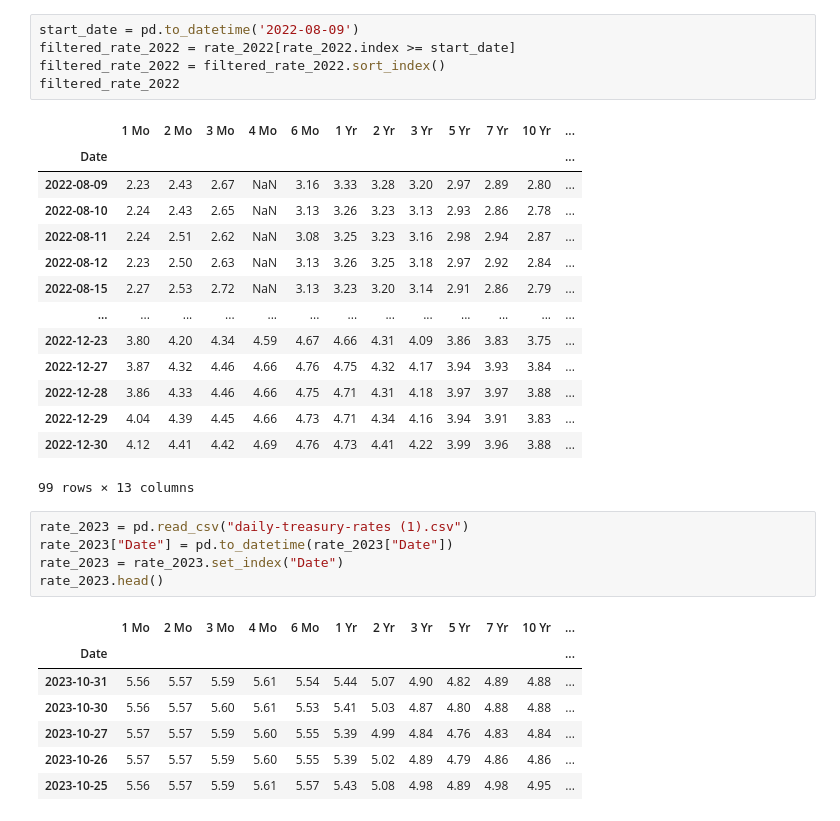
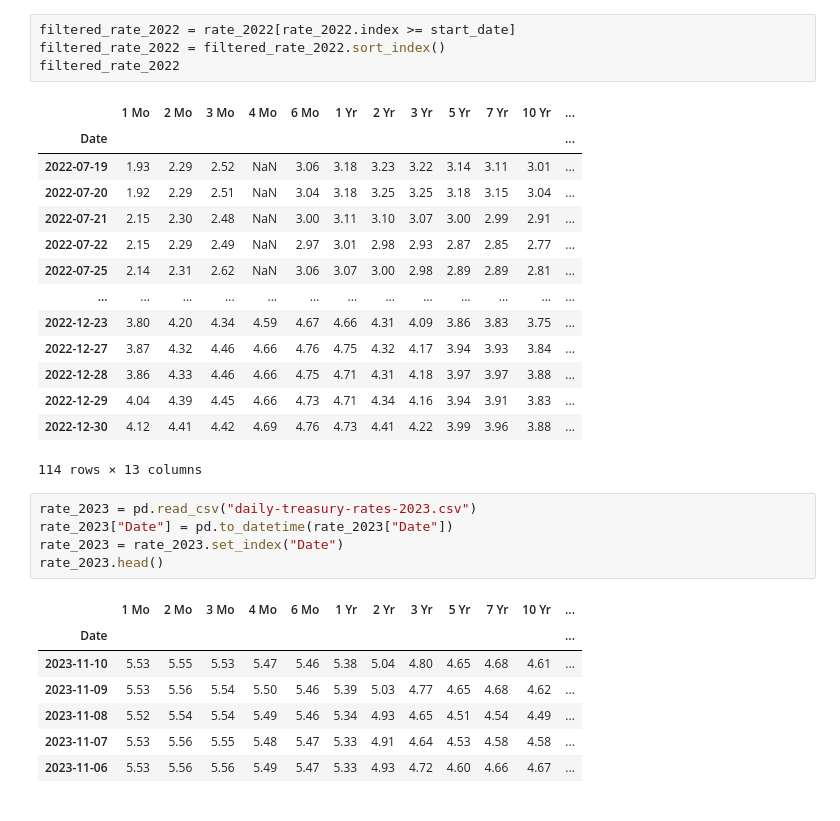
Before and after one commit to RahulG1309/MH4518, a Jupyter notebook: data/data_processing.ipynb, the cells around one changed output. Saved outputs shown, nothing was run; the diff lists cells and outputs as text.

```diff
--- a/data/data_processing.ipynb
+++ b/data/data_processing.ipynb
@@ -63,36 +100,35 @@ rate_2022.head()
 | 2022-12-27 | 3.87 | 4.32 | 4.46 | 4.66 | 4.76 | 4.75 | 4.32 | 4.17 | 3.94 | 3.93 | 3.84 | ... |
 | 2022-12-23 | 3.80 | 4.20 | 4.34 | 4.59 | 4.67 | 4.66 | 4.31 | 4.09 | 3.86 | 3.83 | 3.75 | ... |
 # %%
-start_date = pd.to_datetime('2022-08-09')
 filtered_rate_2022 = rate_2022[rate_2022.index >= start_date]
 filtered_rate_2022 = filtered_rate_2022.sort_index()
 filtered_rate_2022
 # %% [output]
 |  | 1 Mo | 2 Mo | 3 Mo | 4 Mo | 6 Mo | 1 Yr | 2 Yr | 3 Yr | 5 Yr | 7 Yr | 10 Yr | ... |
 | Date |  |  |  |  |  |  |  |  |  |  |  | ... |
-| 2022-08-09 | 2.23 | 2.43 | 2.67 | NaN | 3.16 | 3.33 | 3.28 | 3.20 | 2.97 | 2.89 | 2.80 | ... |
-| 2022-08-10 | 2.24 | 2.43 | 2.65 | NaN | 3.13 | 3.26 | 3.23 | 3.13 | 2.93 | 2.86 | 2.78 | ... |
-| 2022-08-11 | 2.24 | 2.51 | 2.62 | NaN | 3.08 | 3.25 | 3.23 | 3.16 | 2.98 | 2.94 | 2.87 | ... |
-| 2022-08-12 | 2.23 | 2.50 | 2.63 | NaN | 3.13 | 3.26 | 3.25 | 3.18 | 2.97 | 2.92 | 2.84 | ... |
-| 2022-08-15 | 2.27 | 2.53 | 2.72 | NaN | 3.13 | 3.23 | 3.20 | 3.14 | 2.91 | 2.86 | 2.79 | ... |
+| 2022-07-19 | 1.93 | 2.29 | 2.52 | NaN | 3.06 | 3.18 | 3.23 | 3.22 | 3.14 | 3.11 | 3.01 | ... |
+| 2022-07-20 | 1.92 | 2.29 | 2.51 | NaN | 3.04 | 3.18 | 3.25 | 3.25 | 3.18 | 3.15 | 3.04 | ... |
+| 2022-07-21 | 2.15 | 2.30 | 2.48 | NaN | 3.00 | 3.11 | 3.10 | 3.07 | 3.00 | 2.99 | 2.91 | ... |
+| 2022-07-22 | 2.15 | 2.29 | 2.49 | NaN | 2.97 | 3.01 | 2.98 | 2.93 | 2.87 | 2.85 | 2.77 | ... |
+| 2022-07-25 | 2.14 | 2.31 | 2.62 | NaN | 3.06 | 3.07 | 3.00 | 2.98 | 2.89 | 2.89 | 2.81 | ... |
 | ... | ... | ... | ... | ... | ... | ... | ... | ... | ... | ... | ... | ... |
 | 2022-12-23 | 3.80 | 4.20 | 4.34 | 4.59 | 4.67 | 4.66 | 4.31 | 4.09 | 3.86 | 3.83 | 3.75 | ... |
 | 2022-12-27 | 3.87 | 4.32 | 4.46 | 4.66 | 4.76 | 4.75 | 4.32 | 4.17 | 3.94 | 3.93 | 3.84 | ... |
 | 2022-12-28 | 3.86 | 4.33 | 4.46 | 4.66 | 4.75 | 4.71 | 4.31 | 4.18 | 3.97 | 3.97 | 3.88 | ... |
 | 2022-12-29 | 4.04 | 4.39 | 4.45 | 4.66 | 4.73 | 4.71 | 4.34 | 4.16 | 3.94 | 3.91 | 3.83 | ... |
 | 2022-12-30 | 4.12 | 4.41 | 4.42 | 4.69 | 4.76 | 4.73 | 4.41 | 4.22 | 3.99 | 3.96 | 3.88 | ... |
-99 rows × 13 columns
+114 rows × 13 columns
 # %%
-rate_2023 = pd.read_csv("daily-treasury-rates (1).csv")
+rate_2023 = pd.read_csv("daily-treasury-rates-2023.csv")
 rate_2023["Date"] = pd.to_datetime(rate_2023["Date"])
 rate_2023 = rate_2023.set_index("Date")
 rate_2023.head()
 # %% [output]
 |  | 1 Mo | 2 Mo | 3 Mo | 4 Mo | 6 Mo | 1 Yr | 2 Yr | 3 Yr | 5 Yr | 7 Yr | 10 Yr | ... |
 | Date |  |  |  |  |  |  |  |  |  |  |  | ... |
-| 2023-10-31 | 5.56 | 5.57 | 5.59 | 5.61 | 5.54 | 5.44 | 5.07 | 4.90 | 4.82 | 4.89 | 4.88 | ... |
-| 2023-10-30 | 5.56 | 5.57 | 5.60 | 5.61 | 5.53 | 5.41 | 5.03 | 4.87 | 4.80 | 4.88 | 4.88 | ... |
-| 2023-10-27 | 5.57 | 5.57 | 5.59 | 5.60 | 5.55 | 5.39 | 4.99 | 4.84 | 4.76 | 4.83 | 4.84 | ... |
-| 2023-10-26 | 5.57 | 5.57 | 5.59 | 5.60 | 5.55 | 5.39 | 5.02 | 4.89 | 4.79 | 4.86 | 4.86 | ... |
-| 2023-10-25 | 5.56 | 5.57 | 5.59 | 5.61 | 5.57 | 5.43 | 5.08 | 4.98 | 4.89 | 4.98 | 4.95 | ... |
+| 2023-11-10 | 5.53 | 5.55 | 5.53 | 5.47 | 5.46 | 5.38 | 5.04 | 4.80 | 4.65 | 4.68 | 4.61 | ... |
+| 2023-11-09 | 5.53 | 5.56 | 5.54 | 5.50 | 5.46 | 5.39 | 5.03 | 4.77 | 4.65 | 4.68 | 4.62 | ... |
+| 2023-11-08 | 5.52 | 5.54 | 5.54 | 5.49 | 5.46 | 5.34 | 4.93 | 4.65 | 4.51 | 4.54 | 4.49 | ... |
+| 2023-11-07 | 5.53 | 5.56 | 5.55 | 5.48 | 5.47 | 5.33 | 4.91 | 4.64 | 4.53 | 4.58 | 4.58 | ... |
+| 2023-11-06 | 5.53 | 5.56 | 5.56 | 5.49 | 5.47 | 5.33 | 4.93 | 4.72 | 4.60 | 4.66 | 4.67 | ... |
 # %%
```
Also changed, not shown: parts of 22 cells of this notebook, 8 other files.
